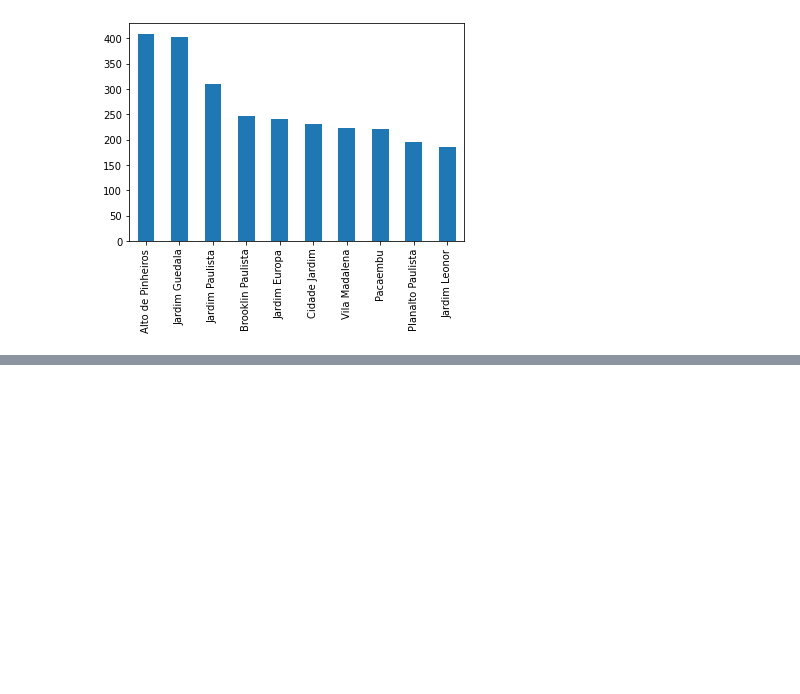
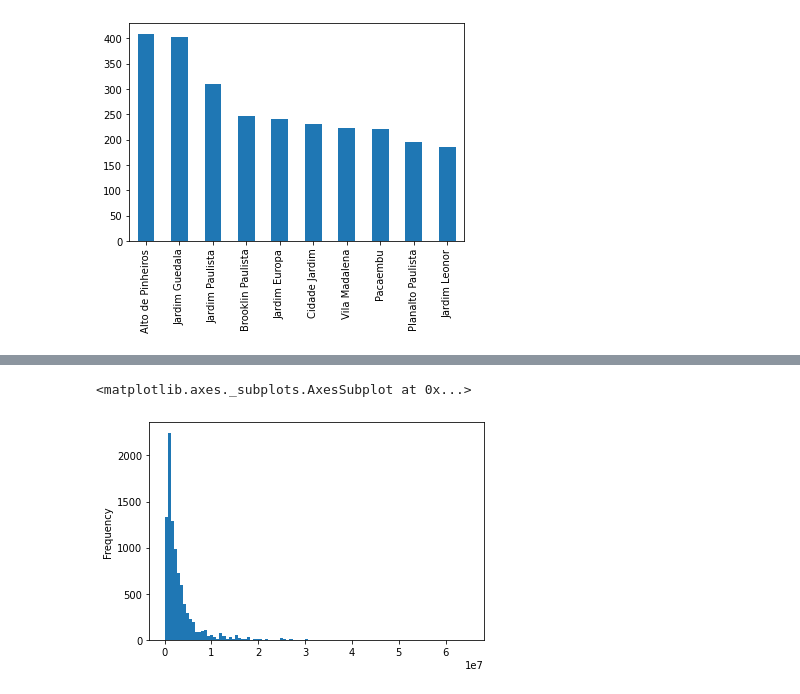
Before and after one commit to Viniciusalgueiro/Alura, a Jupyter notebook: ImersaoAlura03.ipynb, the cells around one changed output, grey strips where cells are left out. Drawn from its saved outputs; the diff is of its cells as text; code cells hidden in the pictures; blank space fills up the shorter version.

```diff
--- a/ImersaoAlura03.ipynb
+++ b/ImersaoAlura03.ipynb
@@ -57,0 +76,3 @@ Bairro_imoveis.plot.bar()
+# %%
+df[["Moeda","Valor_Anuncio","Tipo_anuncio"]] = df["Valor"].str.split(expand = True)
+df.head()
@@ -57,0 +86,3 @@ Bairro_imoveis.plot.bar()
+# %%
+df[df['Tipo_anuncio'].isnull()]['Tipo_anuncio'].unique()
+df_vendas=df[df['Tipo_anuncio'].isnull()]
@@ -57,0 +120,2 @@ Bairro_imoveis.plot.bar()
+# %%
+df_vendas["Valor_Anuncio"]=df_vendas['Valor_Anuncio'].str.replace(".","").astype(float)
@@ -57,0 +172,5 @@ Bairro_imoveis.plot.bar()
+# %%
+df_vendas['Valor_Anuncio'].plot.hist(bins=100)
+# %% [output]
+<matplotlib.axes._subplots.AxesSubplot at 0x...>
+[figure, added]
```
Also changed, not shown: parts of 18 cells of this notebook.
